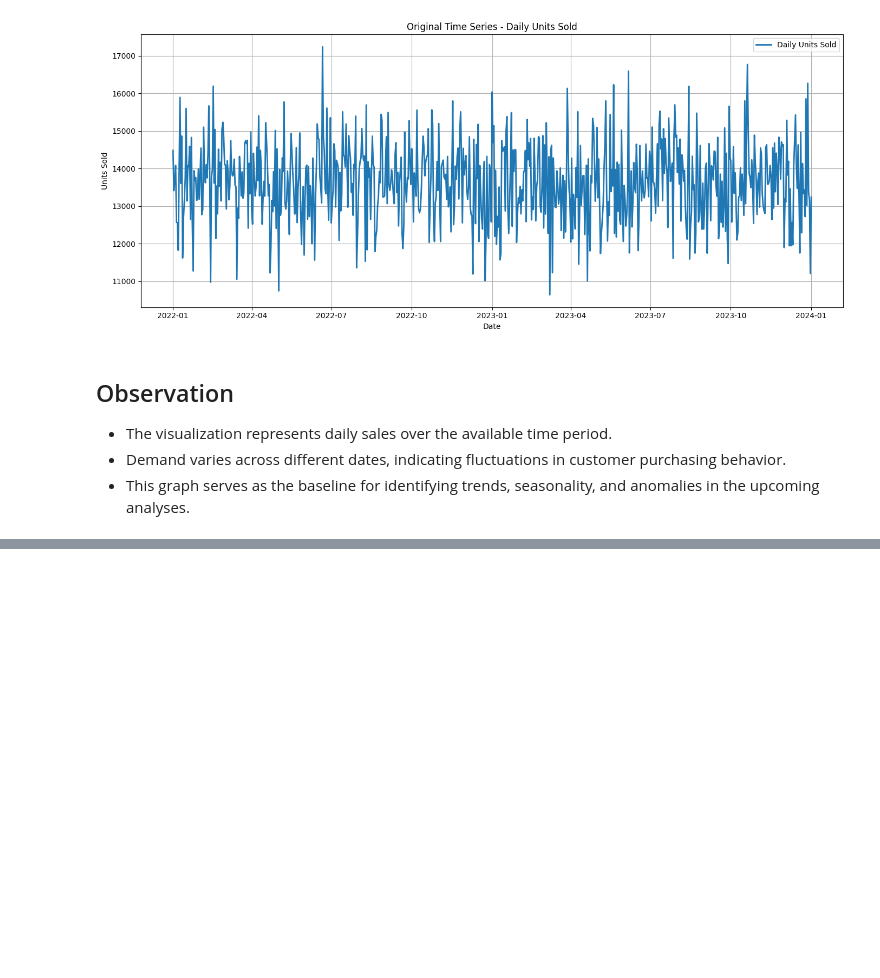
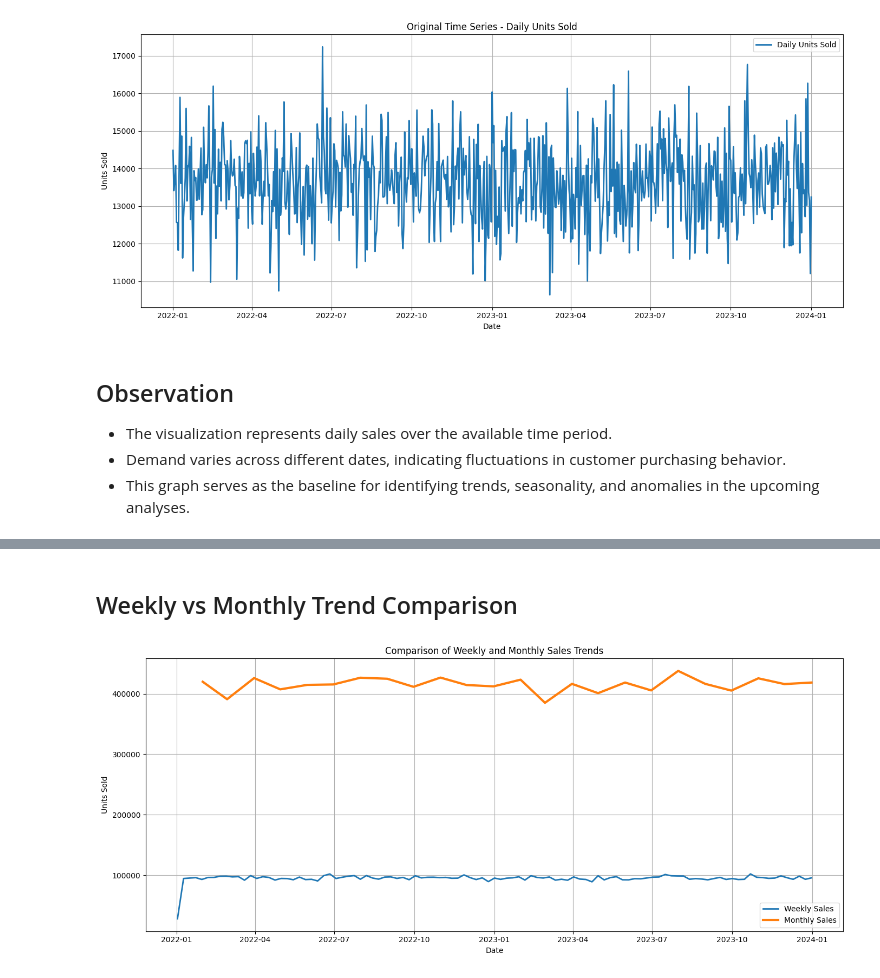
Before and after one commit to dharani-malla/Supply-Chain-Analytics-Demand-Forecasting-Anamoly-Detection, a Jupyter notebook: week1_Time_Series_Visualization_Analysis.ipynb, the cells around one changed output, grey strips where cells are left out. Cells and saved outputs as stored; diff of their text form; code cells hidden in the pictures; blank space fills up the shorter version.

```diff
--- a/week1_Time_Series_Visualization_Analysis.ipynb
+++ b/week1_Time_Series_Visualization_Analysis.ipynb
@@ -86,0 +143,23 @@ plt.show()
+# %% [markdown]
+## Weekly vs Monthly Trend Comparison
+# %%
+plt.figure(figsize=(14,6))
+
+plt.plot(weekly_sales.index, weekly_sales.values,
+         label='Weekly Sales',
+         linewidth=2)
+
+plt.plot(monthly_sales.index, monthly_sales.values,
+         label='Monthly Sales',
+         linewidth=3)
+
+plt.title("Comparison of Weekly and Monthly Sales Trends")
+plt.xlabel("Date")
+plt.ylabel("Units Sold")
+plt.legend()
+plt.grid(True)
+
+plt.tight_layout()
+plt.show()
+# %% [output]
+[figure, added]
```
Also changed, not shown: parts of 11 cells of this notebook.
